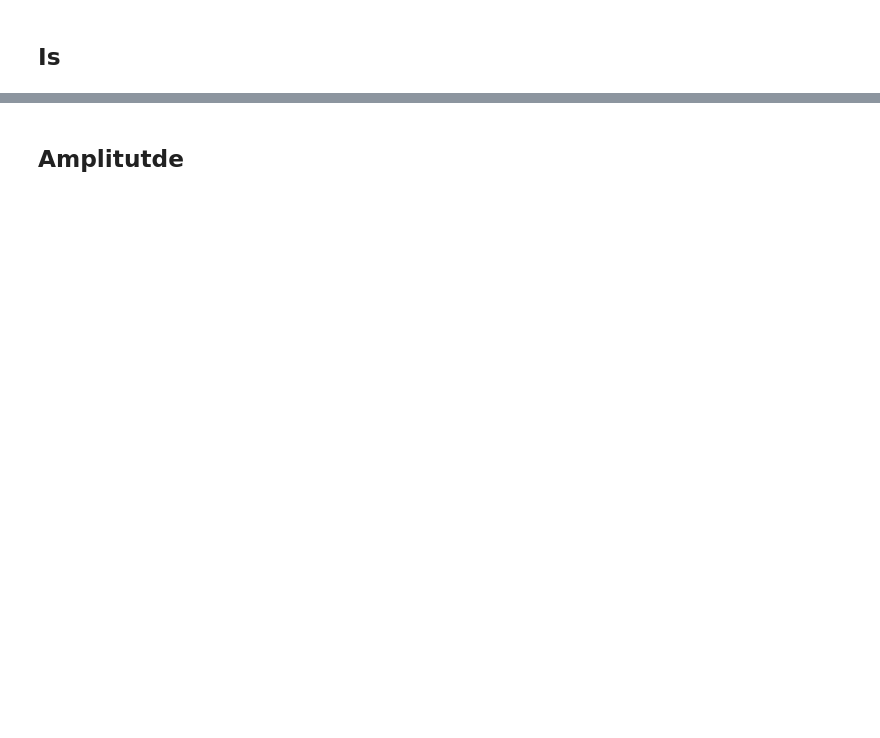
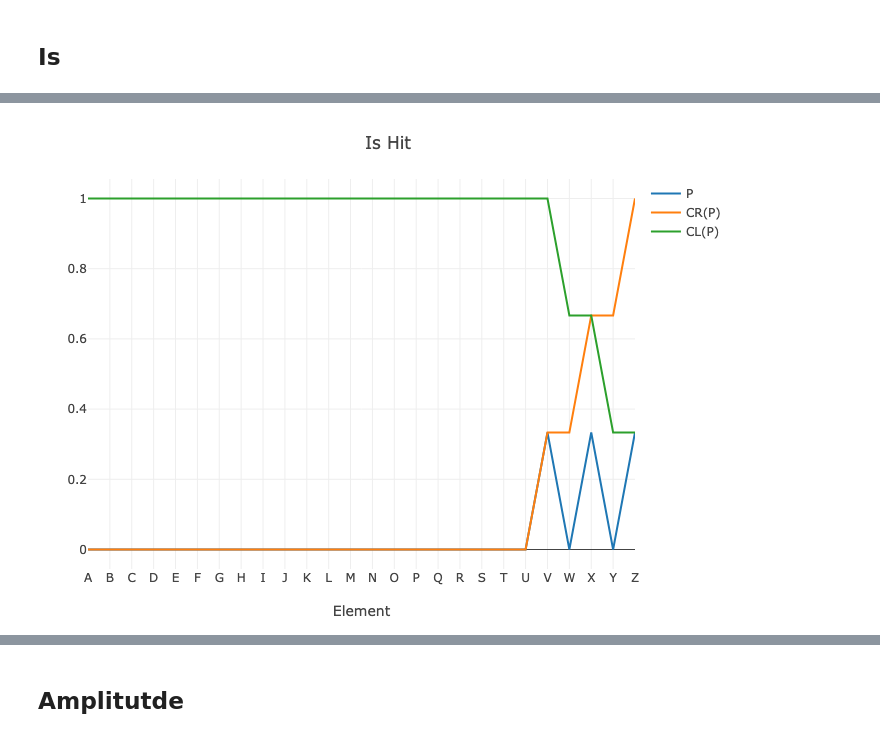
Before and after one commit to KwatME/FeatureSetEnrichment.jl, a Jupyter notebook: notebook/develop.ipynb, the cells around one changed output, grey strips where cells are left out. Saved outputs shown, nothing was run; the diff lists cells and outputs as text; code cells hidden in the pictures; blank space fills up the shorter version.

```diff
--- a/notebook/develop.ipynb
+++ b/notebook/develop.ipynb
@@ -58,3 +45,7 @@ plot_x_y(
+# %%
+small_number = eps()
+
+;
 # %% [markdown]
 ## Is
 # %%
@@ -79,13 +66,11 @@ plot_x_y(
 # %%
-is_h_p = is_h / sum(is_h)
+i_h_p = i_h / sum(i_h)
 
-is_h_p_cr = cumsum(is_h_p)
+i_h_p_cr = cumsum(i_h_p) .+ small_number
 
-is_h_p_cl = cumulate_sum_reverse(is_h_p)
+i_h_p_cl = cumulate_sum_reverse(i_h_p) .+ small_number
 
-plot_x_y(
-    (is_h_p, is_h_p_cr, is_h_p_cl);
-    name_ = ("P", "CR(P)", "CL(P)"),
-    layout = extend_layout(layout; title = "Is Hit"),
-)
+plot_x_y((i_h_p, i_h_p_cr, i_h_p_cl); name_ = ("P", "CR(P)", "CL(P)"), layout = extend_layout(layout; title = "Is Hit"))
+# %% [output]
+[figure, added]
 # %%
```
Also changed, not shown: parts of 18 cells of this notebook, 1 other file.
